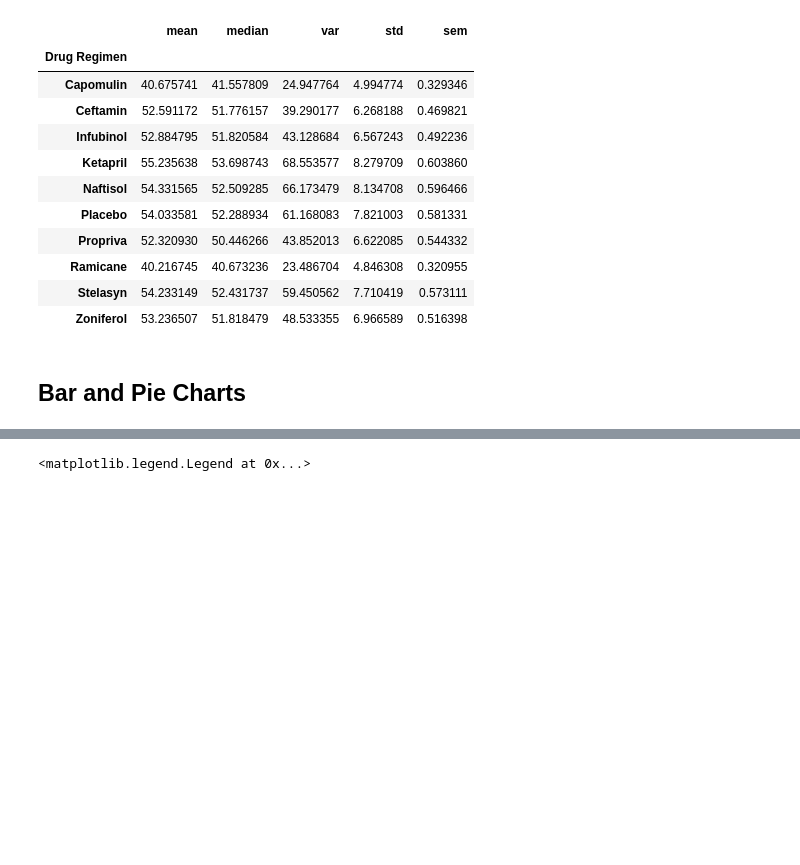
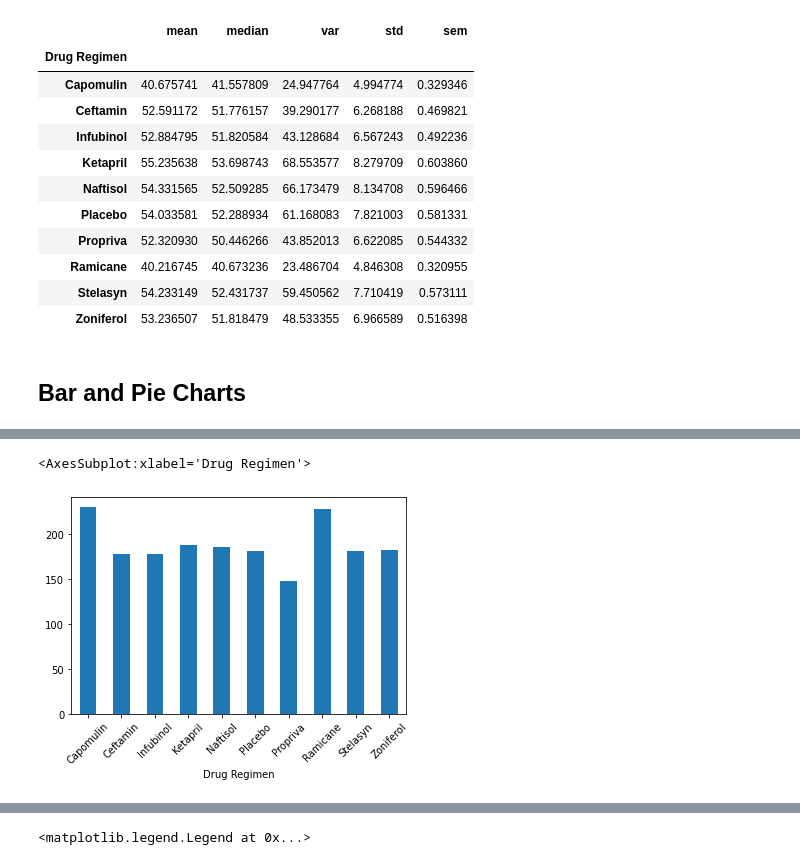
Before and after one commit to PatttyCakess/matplotlib_challenge, a Jupyter notebook: pymaceuticals_starter.ipynb, the cells around one changed output, grey strips where cells are left out. Saved outputs shown, nothing was run; the diff lists cells and outputs as text; code cells hidden in the pictures; blank space fills up the shorter version.

```diff
--- a/pymaceuticals_starter.ipynb
+++ b/pymaceuticals_starter.ipynb
@@ -135 +123,9 @@ import numpy as np
+# %%
+# Generate a bar plot showing the total number of timepoints for all mice tested for each drug regimen using Pandas.
+total_count = regimen_group["Timepoint"].count()
+regimen_summary["Total Timepoints"] = total_count
+regimen_summary["Total Timepoints"].plot(kind = 'bar', rot = 45)
+# %% [output]
+<AxesSubplot:xlabel='Drug Regimen'>
+[figure, added]
 # %%
```
Also changed, not shown: parts of 7 cells of this notebook.
